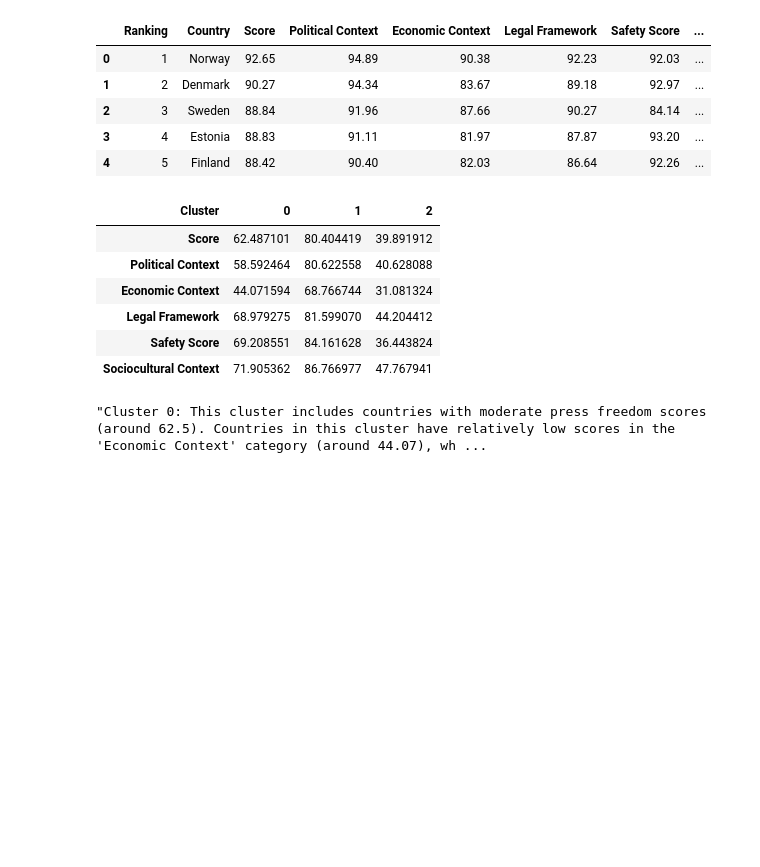
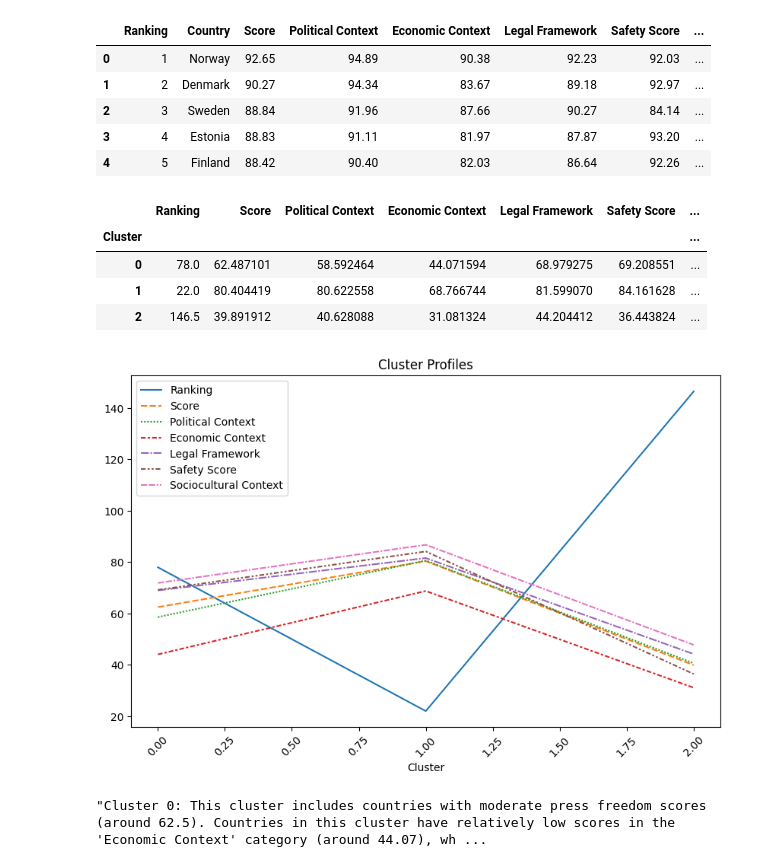
Before and after one commit to eugenefauntleroy/press_freedom_cluster_analysis, a Jupyter notebook: cluster_analysis_press_freedom.ipynb, the cells around one changed output. Cells and saved outputs as stored; diff of their text form; code cells hidden in the pictures; blank space fills up the shorter version.

```diff
--- a/cluster_analysis_press_freedom.ipynb
+++ b/cluster_analysis_press_freedom.ipynb
@@ -74,21 +74,31 @@ top_countries
 # %%
 from IPython.display import display
 
 display(cluster_profiles)
 
 # Calculating the mean score for each indicator within each cluster
 cluster_profiles = rsf_data.groupby('Cluster').mean()[score_columns]
 
+
+# Calculating the mean score for each indicator within each cluster
+cluster_profiles = rsf_data.groupby('Cluster').mean()
+
 # Transposing the DataFrame for easier plotting
-cluster_profiles = cluster_profiles.transpose()
+cluster_profiles_transposed = cluster_profiles[score_columns].transpose()
+
+# Creating a line plot of the cluster profiles
+plt.figure(figsize=(10, 6))
+sns.lineplot(data=cluster_profiles)
+plt.xticks(rotation=45)
+plt.title('Cluster Profiles')
+plt.show()
 # %% [output]
-| Cluster | 0 | 1 | 2 |
-| Score | 62.487101 | 80.404419 | 39.891912 |
-| Political Context | 58.592464 | 80.622558 | 40.628088 |
-| Economic Context | 44.071594 | 68.766744 | 31.081324 |
-| Legal Framework | 68.979275 | 81.599070 | 44.204412 |
-| Safety Score | 69.208551 | 84.161628 | 36.443824 |
-| Sociocultural Context | 71.905362 | 86.766977 | 47.767941 |
+|  | Ranking | Score | Political Context | Economic Context | Legal Framework | Safety Score | ... |
+| Cluster |  |  |  |  |  |  | ... |
+| 0 | 78.0 | 62.487101 | 58.592464 | 44.071594 | 68.979275 | 69.208551 | ... |
+| 1 | 22.0 | 80.404419 | 80.622558 | 68.766744 | 81.599070 | 84.161628 | ... |
+| 2 | 146.5 | 39.891912 | 40.628088 | 31.081324 | 44.204412 | 36.443824 | ... |
+[figure, added]
 # %%
 """Cluster 0: This cluster includes countries with moderate press freedom scores (around 62.5). Countries in this cluster have relatively low scores in the 'Economic Context' category (around 44.07), which could suggest that economic factors are a significant challenge to press freedom in these countries."""
 # %% [output]
```
